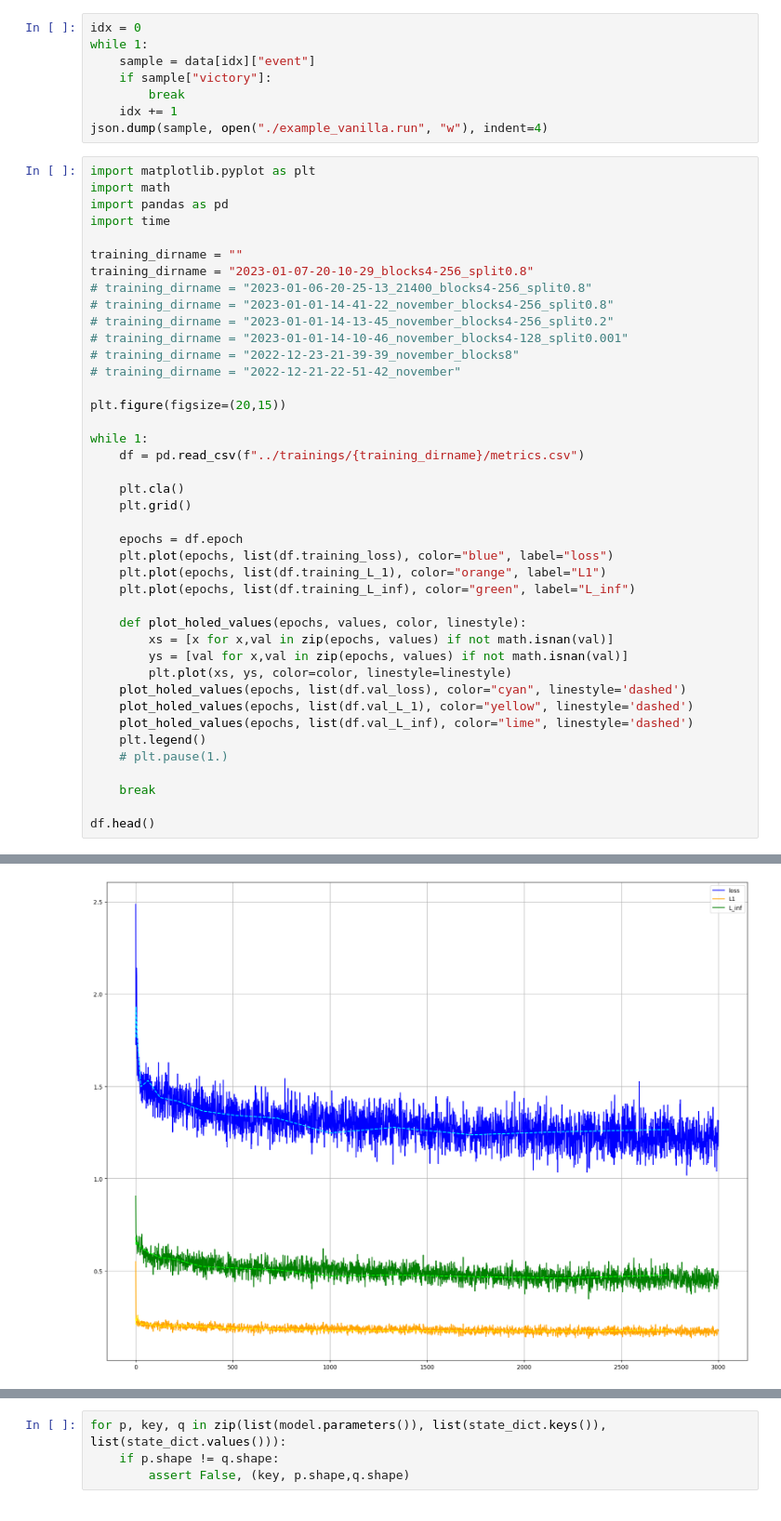
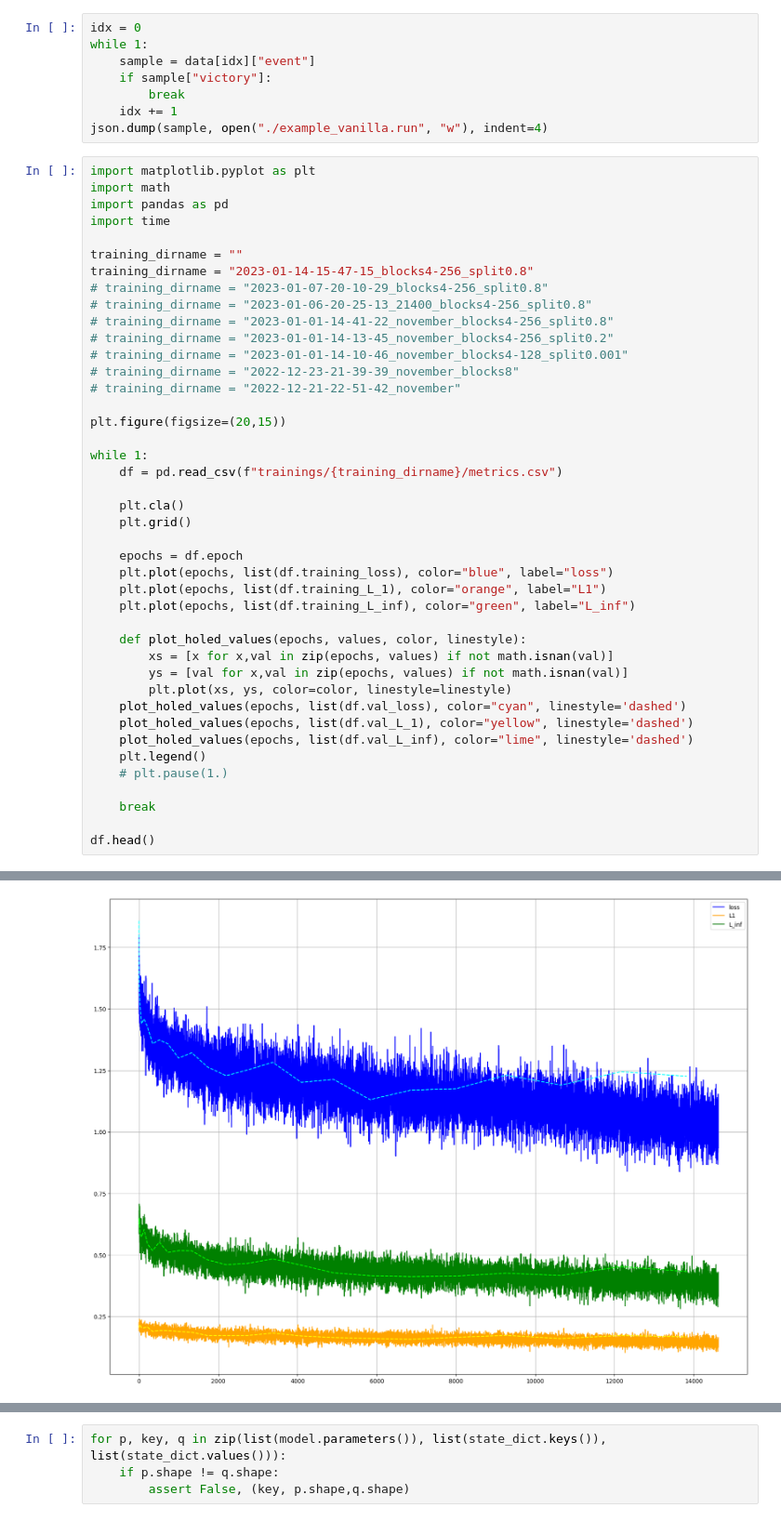
Before and after one commit to lgerrets/sts_card_picker, a Jupyter notebook: draft.ipynb, the cells around one changed output, grey strips where cells are left out. Shown at 93% size. Saved outputs shown, nothing was run; the diff lists cells and outputs as text.

```diff
--- a/draft.ipynb
+++ b/draft.ipynb
@@ -42,7 +42,8 @@ import pandas as pd
 import time
 
 training_dirname = ""
-training_dirname = "2023-01-07-20-10-29_blocks4-256_split0.8"
+training_dirname = "2023-01-14-15-47-15_blocks4-256_split0.8"
+# training_dirname = "2023-01-07-20-10-29_blocks4-256_split0.8"
 # training_dirname = "2023-01-06-20-25-13_21400_blocks4-256_split0.8"
 # training_dirname = "2023-01-01-14-41-22_november_blocks4-256_split0.8"
 # training_dirname = "2023-01-01-14-13-45_november_blocks4-256_split0.2"
@@ -53,7 +54,7 @@ training_dirname = "2023-01-07-20-10-29_blocks4-256_split0.8"
 plt.figure(figsize=(20,15))
 
 while 1:
-    df = pd.read_csv(f"../trainings/{training_dirname}/metrics.csv")
+    df = pd.read_csv(f"trainings/{training_dirname}/metrics.csv")
 
     plt.cla()
     plt.grid()
@@ -86,4 +87,4 @@ df.head()
-[figure, old version]
+[figure, new version]
 # %%
 import re
 import pandas as pd
```
Also changed, not shown: parts of 11 cells of this notebook, 2 other files.
